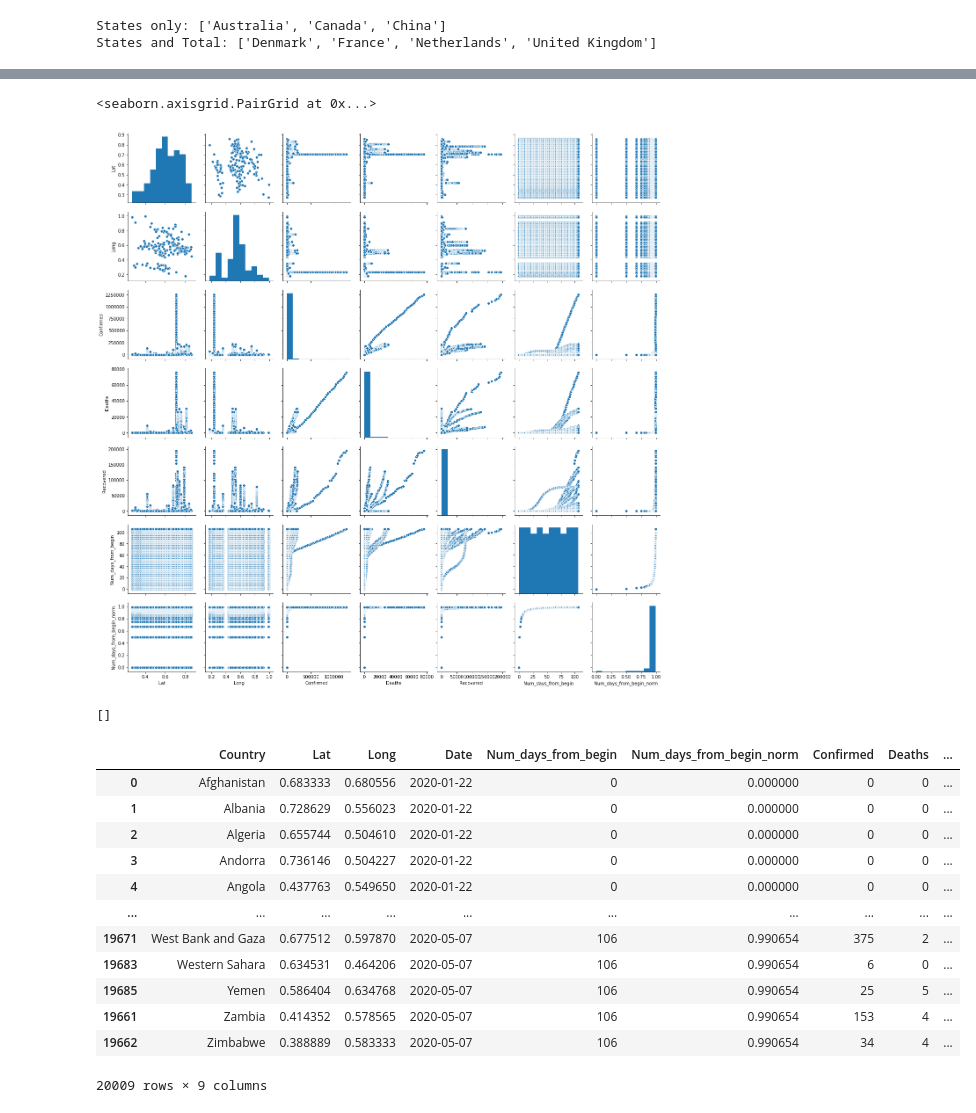
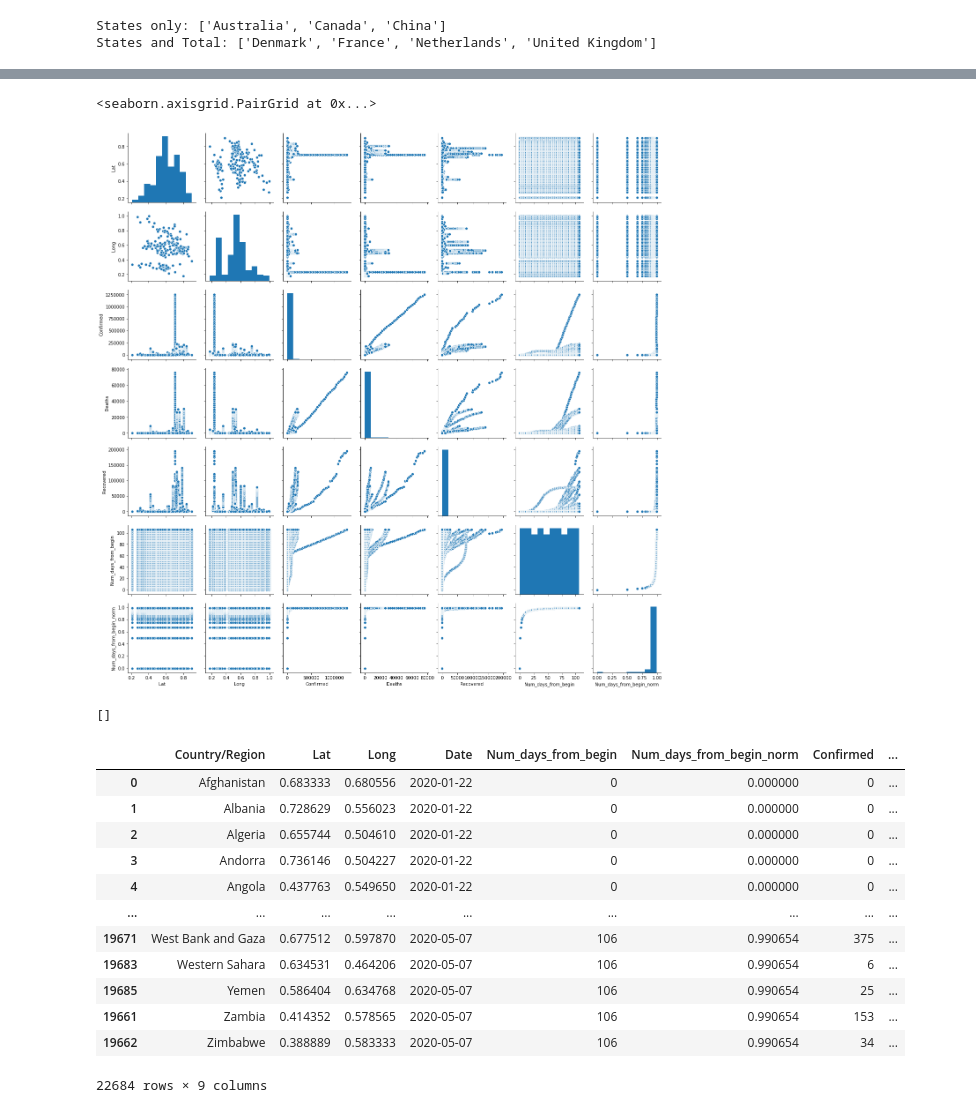
Before and after one commit to EduRibeiro00/CovidForecast-feup-iart, a Jupyter notebook: proj2/covid_analysis_pre.ipynb, the cells around one changed output, grey strips where cells are left out. Cells and saved outputs as stored; diff of their text form; code cells hidden in the pictures.

```diff
--- a/proj2/covid_analysis_pre.ipynb
+++ b/proj2/covid_analysis_pre.ipynb
@@ -143,9 +140,13 @@ print(countries_with_states_and_total)
 States only: ['Australia', 'Canada', 'China']
 States and Total: ['Denmark', 'France', 'Netherlands', 'United Kingdom']
 # %%
-# remove the states data in countries with both states and total data
+# for countries with states data and total data, separate the states and make them independent regions
 for country in countries_with_states_and_total:
+    country_states_info = df[(df['Country/Region'] == country) & df['Province/State'].notna()]
     df = df.drop(df[(df['Country/Region'] == country) & df['Province/State'].notna()].index)
+    country_states_info["Country/Region"] = country_states_info["Province/State"]
+    country_states_info["Province/State"] = np.NaN
+    df = pd.concat([df, country_states_info], ignore_index=True)
 
 # transform data from countries with only states data into total country data
 for country in countries_with_states_only:
@@ -187,0 +216,4 @@ df
+# %%
+# convert all those values to NaN, since they are missing
+df.loc[df["Country/Region"] == "United Kingdom", "Recovered"] = np.NaN
+df.loc[df["Country/Region"] == "United Kingdom", "Recovered"]
@@ -187,0 +249,4 @@ df
+# %%
+# convert all those values to NaN, since they are missing
+df.loc[df["Country/Region"] == "Canada", "Recovered"] = np.NaN
+df.loc[df["Country/Region"] == "Canada", "Recovered"]
@@ -187,0 +282,4 @@ df
+# %%
+# convert all those values to NaN, since they are missing
+df.loc[df["Country/Region"] == "Netherlands", "Recovered"] = np.NaN
+df.loc[df["Country/Region"] == "Netherlands", "Recovered"]
@@ -252,7 +363,7 @@ array([[<matplotlib.axes._subplots.AxesSubplot object at 0x...>,
 sb.pairplot(df)
 # %% [output]
 <seaborn.axisgrid.PairGrid at 0x...>
-[figure, old version]
+[figure, new version]
 # %%
 # check if all countries have information for all days (sanity check)
 countries_with_dif_num_days = []
@@ -266,26 +377,24 @@ countries_with_dif_num_days
 # %% [output]
 []
 # %%
-# rename country column and rearrange column order
-df.rename(columns={"Country/Region": "Country"}, inplace=True)
-cols = ["Country", "Lat", "Long", "Date", "Num_days_from_begin", "Num_days_from_begin_norm", "Confirmed", "Deaths", "Recovered"]
+# rearrange column order
+cols = ["Country/Region", "Lat", "Long", "Date", "Num_days_from_begin", "Num_days_from_begin_norm", "Confirmed", "Deaths", "Recovered"]
 df = df[cols]
-
 df
 # %% [output]
-|  | Country | Lat | Long | Date | Num_days_from_begin | Num_days_from_begin_norm | Confirmed | Deaths | ... |
-| 0 | Afghanistan | 0.683333 | 0.680556 | 2020-01-22 | 0 | 0.000000 | 0 | 0 | ... |
-| 1 | Albania | 0.728629 | 0.556023 | 2020-01-22 | 0 | 0.000000 | 0 | 0 | ... |
-| 2 | Algeria | 0.655744 | 0.504610 | 2020-01-22 | 0 | 0.000000 | 0 | 0 | ... |
-| 3 | Andorra | 0.736146 | 0.504227 | 2020-01-22 | 0 | 0.000000 | 0 | 0 | ... |
-| 4 | Angola | 0.437763 | 0.549650 | 2020-01-22 | 0 | 0.000000 | 0 | 0 | ... |
-| ... | ... | ... | ... | ... | ... | ... | ... | ... | ... |
-| 19671 | West Bank and Gaza | 0.677512 | 0.597870 | 2020-05-07 | 106 | 0.990654 | 375 | 2 | ... |
-| 19683 | Western Sahara | 0.634531 | 0.464206 | 2020-05-07 | 106 | 0.990654 | 6 | 0 | ... |
-| 19685 | Yemen | 0.586404 | 0.634768 | 2020-05-07 | 106 | 0.990654 | 25 | 5 | ... |
-| 19661 | Zambia | 0.414352 | 0.578565 | 2020-05-07 | 106 | 0.990654 | 153 | 4 | ... |
-| 19662 | Zimbabwe | 0.388889 | 0.583333 | 2020-05-07 | 106 | 0.990654 | 34 | 4 | ... |
+|  | Country/Region | Lat | Long | Date | Num_days_from_begin | Num_days_from_begin_norm | Confirmed | ... |
+| 0 | Afghanistan | 0.683333 | 0.680556 | 2020-01-22 | 0 | 0.000000 | 0 | ... |
+| 1 | Albania | 0.728629 | 0.556023 | 2020-01-22 | 0 | 0.000000 | 0 | ... |
+| 2 | Algeria | 0.655744 | 0.504610 | 2020-01-22 | 0 | 0.000000 | 0 | ... |
+| 3 | Andorra | 0.736146 | 0.504227 | 2020-01-22 | 0 | 0.000000 | 0 | ... |
+| 4 | Angola | 0.437763 | 0.549650 | 2020-01-22 | 0 | 0.000000 | 0 | ... |
+| ... | ... | ... | ... | ... | ... | ... | ... | ... |
+| 19671 | West Bank and Gaza | 0.677512 | 0.597870 | 2020-05-07 | 106 | 0.990654 | 375 | ... |
+| 19683 | Western Sahara | 0.634531 | 0.464206 | 2020-05-07 | 106 | 0.990654 | 6 | ... |
+| 19685 | Yemen | 0.586404 | 0.634768 | 2020-05-07 | 106 | 0.990654 | 25 | ... |
+| 19661 | Zambia | 0.414352 | 0.578565 | 2020-05-07 | 106 | 0.990654 | 153 | ... |
+| 19662 | Zimbabwe | 0.388889 | 0.583333 | 2020-05-07 | 106 | 0.990654 | 34 | ... |
-20009 rows × 9 columns
+22684 rows × 9 columns
 # %%
 # save processed dataframe to CSV file
 df.to_csv('data/covid_19_world_processed.csv', index=False)
```
Also changed, not shown: parts of 13 cells of this notebook, 2 other files.
